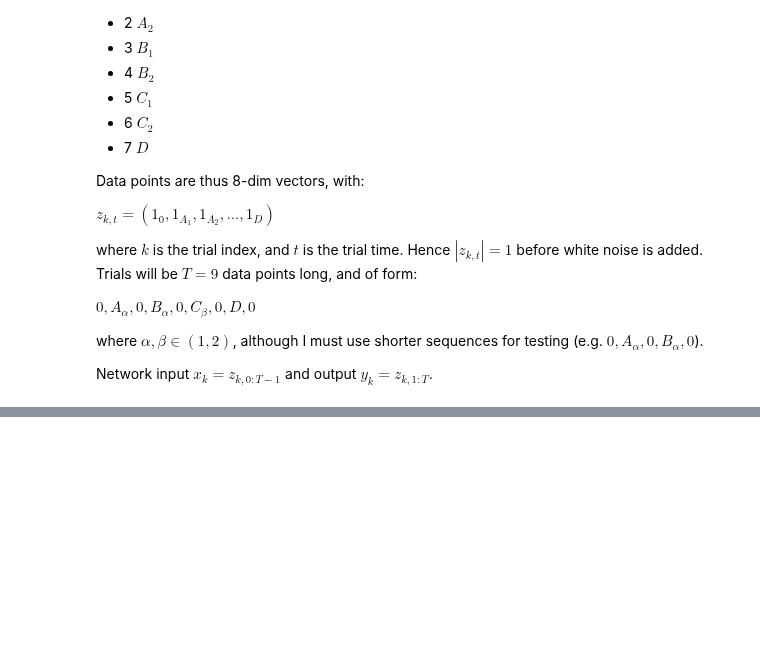
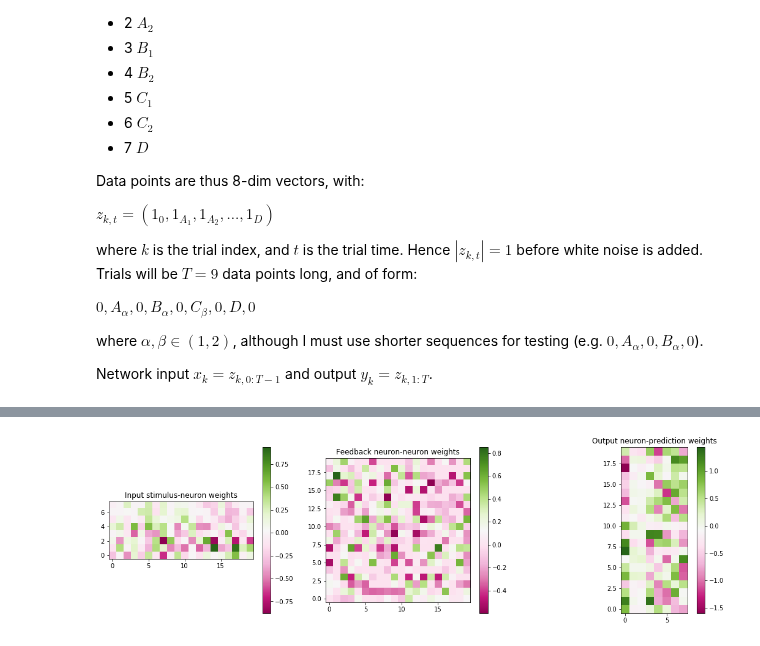
Before and after one commit to vdplasthijs/eavesdropping, a Jupyter notebook: BPTT try out.ipynb, the cells around one changed output, grey strips where cells are left out. Cells and saved outputs as stored; diff of their text form; code cells hidden in the pictures; blank space fills up the shorter version.

```diff
--- a/BPTT try out.ipynb
+++ b/BPTT try out.ipynb
@@ -192,0 +218,18 @@ Text(0.5, 1.0, 'Mean predicted y data')
+# %%
+plt.rcParams['figure.figsize'] = (18, 5)
+plt.subplot(1, 3, 1)
+plt.imshow([x for x in rnn.lin_input.parameters()][0].detach().numpy().T,
+           origin='bottom', cmap='PiYG')
+plt.colorbar(); plt.title('Input stimulus-neuron weights');
+
+plt.subplot(1, 3, 2)
+plt.imshow([x for x in rnn.lin_feedback.parameters()][0].detach().numpy().T,
+           origin='bottom', cmap='PiYG')
+plt.colorbar(); plt.title('Feedback neuron-neuron weights');
+
+plt.subplot(1, 3, 3)
+plt.imshow([x for x in rnn.lin_output.parameters()][0].detach().numpy().T,
+           origin='bottom', cmap='PiYG')
+plt.colorbar(); plt.title('Output neuron-prediction weights');
+# %% [output]
+[figure, added]
```
Also changed, not shown: parts of 7 cells of this notebook, 1 other file.
